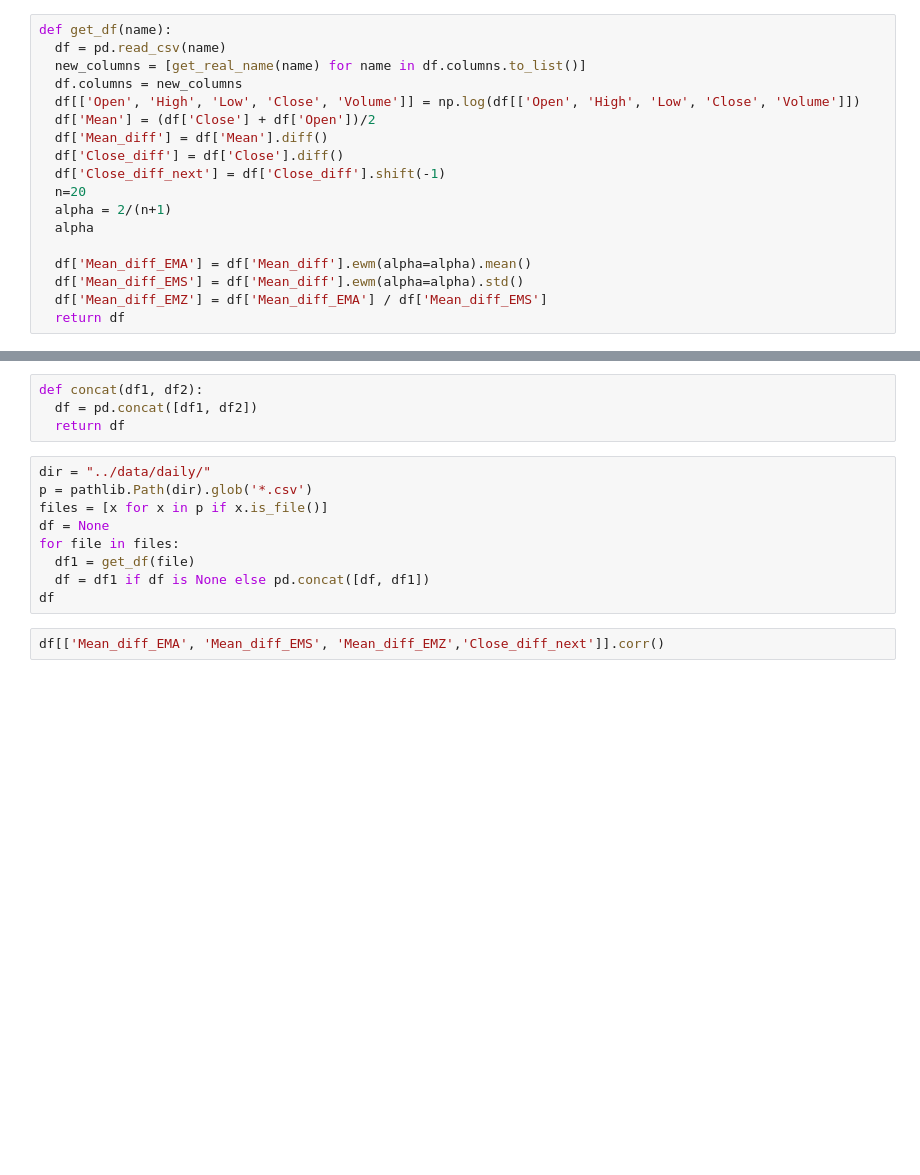
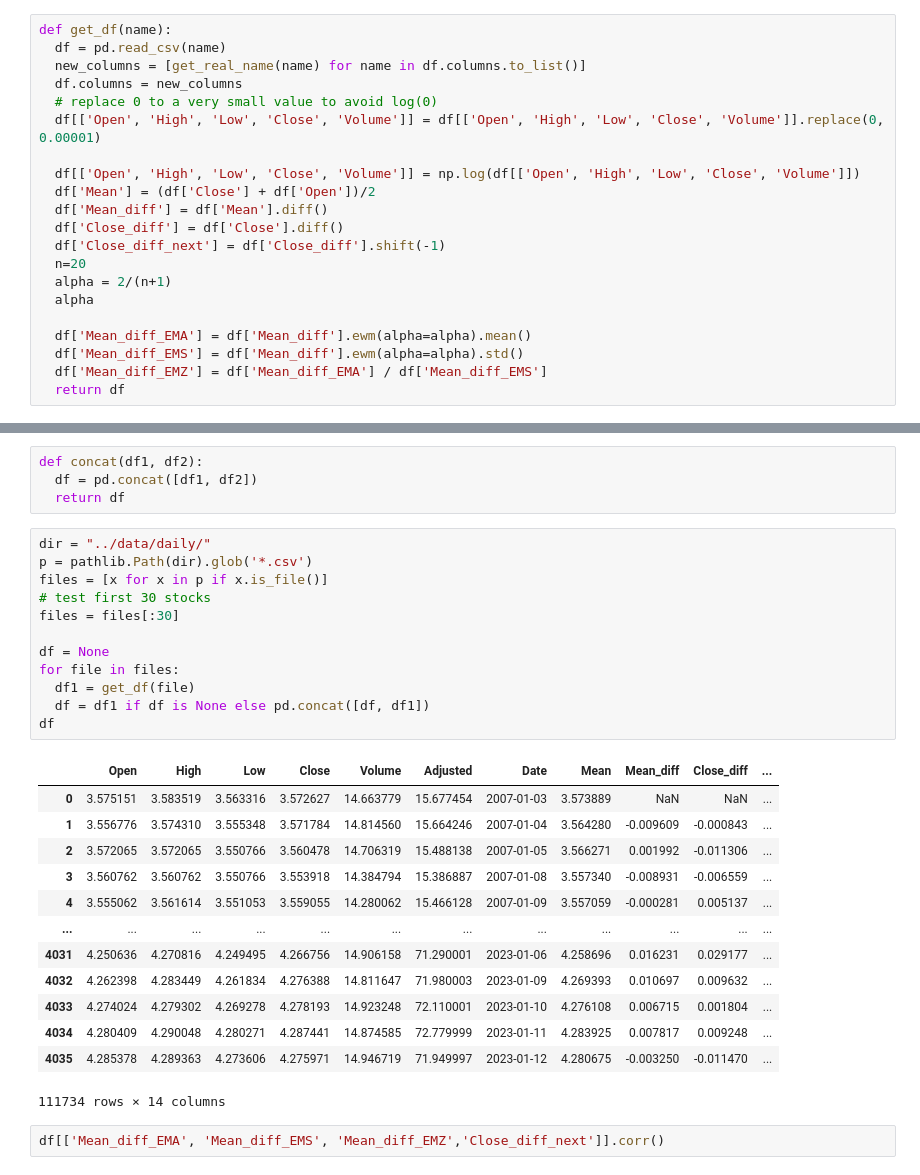
Before and after one commit to smartestrobotdai/portfolio, a Jupyter notebook: p-code/ema_research.ipynb, the cells around one changed output, grey strips where cells are left out. Cells and saved outputs as stored; diff of their text form; blank space fills up the shorter version.

```diff
--- a/p-code/ema_research.ipynb
+++ b/p-code/ema_research.ipynb
@@ -55,6 +118,9 @@ def get_df(name):
   df = pd.read_csv(name)
   new_columns = [get_real_name(name) for name in df.columns.to_list()]
   df.columns = new_columns
+  # replace 0 to a very small value to avoid log(0)
+  df[['Open', 'High', 'Low', 'Close', 'Volume']] = df[['Open', 'High', 'Low', 'Close', 'Volume']].replace(0, 0.00001)
+
   df[['Open', 'High', 'Low', 'Close', 'Volume']] = np.log(df[['Open', 'High', 'Low', 'Close', 'Volume']])
   df['Mean'] = (df['Close'] + df['Open'])/2
   df['Mean_diff'] = df['Mean'].diff()
@@ -79,12 +151,29 @@ def concat(df1, df2):
 # %%
 dir = "../data/daily/"
 p = pathlib.Path(dir).glob('*.csv')
 files = [x for x in p if x.is_file()]
+# test first 30 stocks
+files = files[:30]
+
 df = None
 for file in files:
   df1 = get_df(file)
   df = df1 if df is None else pd.concat([df, df1])
 df
+# %% [output]
+|  | Open | High | Low | Close | Volume | Adjusted | Date | Mean | Mean_diff | Close_diff | ... |
+| 0 | 3.575151 | 3.583519 | 3.563316 | 3.572627 | 14.663779 | 15.677454 | 2007-01-03 | 3.573889 | NaN | NaN | ... |
+| 1 | 3.556776 | 3.574310 | 3.555348 | 3.571784 | 14.814560 | 15.664246 | 2007-01-04 | 3.564280 | -0.009609 | -0.000843 | ... |
+| 2 | 3.572065 | 3.572065 | 3.550766 | 3.560478 | 14.706319 | 15.488138 | 2007-01-05 | 3.566271 | 0.001992 | -0.011306 | ... |
+| 3 | 3.560762 | 3.560762 | 3.550766 | 3.553918 | 14.384794 | 15.386887 | 2007-01-08 | 3.557340 | -0.008931 | -0.006559 | ... |
+| 4 | 3.555062 | 3.561614 | 3.551053 | 3.559055 | 14.280062 | 15.466128 | 2007-01-09 | 3.557059 | -0.000281 | 0.005137 | ... |
+| ... | ... | ... | ... | ... | ... | ... | ... | ... | ... | ... | ... |
+| 4031 | 4.250636 | 4.270816 | 4.249495 | 4.266756 | 14.906158 | 71.290001 | 2023-01-06 | 4.258696 | 0.016231 | 0.029177 | ... |
+| 4032 | 4.262398 | 4.283449 | 4.261834 | 4.276388 | 14.811647 | 71.980003 | 2023-01-09 | 4.269393 | 0.010697 | 0.009632 | ... |
+| 4033 | 4.274024 | 4.279302 | 4.269278 | 4.278193 | 14.923248 | 72.110001 | 2023-01-10 | 4.276108 | 0.006715 | 0.001804 | ... |
+| 4034 | 4.280409 | 4.290048 | 4.280271 | 4.287441 | 14.874585 | 72.779999 | 2023-01-11 | 4.283925 | 0.007817 | 0.009248 | ... |
+| 4035 | 4.285378 | 4.289363 | 4.273606 | 4.275971 | 14.946719 | 71.949997 | 2023-01-12 | 4.280675 | -0.003250 | -0.011470 | ... |
+111734 rows × 14 columns
 # %%
 df[['Mean_diff_EMA', 'Mean_diff_EMS', 'Mean_diff_EMZ','Close_diff_next']].corr()
 # %%
```
Also changed, not shown: parts of 10 cells of this notebook, 1 other file.
